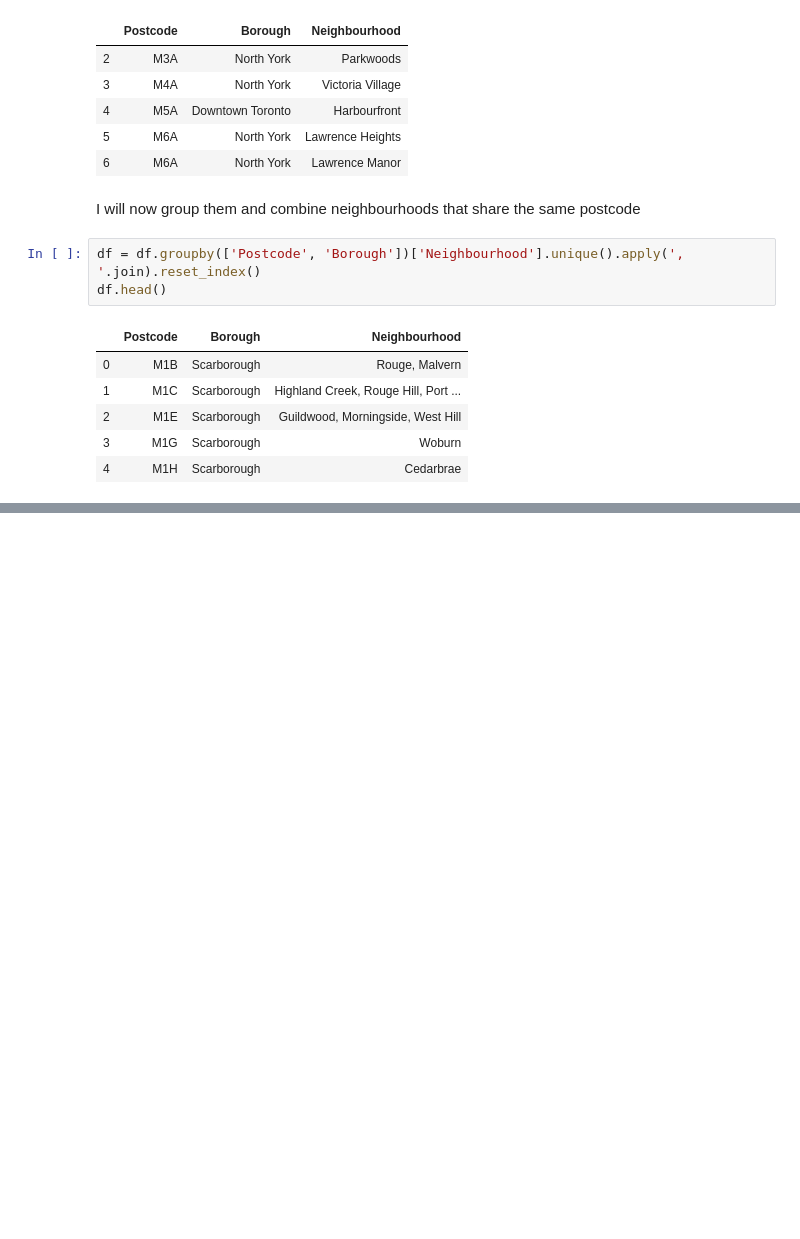
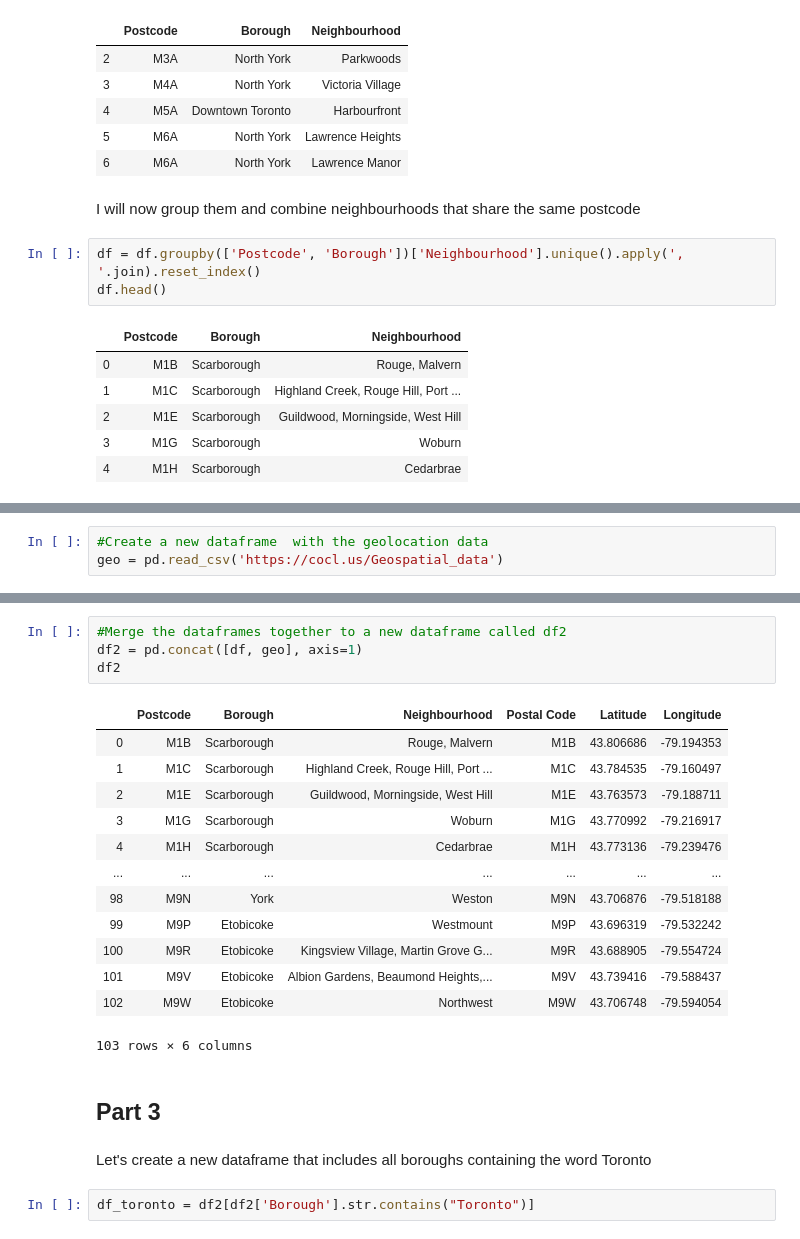
Before and after one commit to saemol/Coursera_Capstone, a Jupyter notebook: Capstone W3 DF.ipynb, the cells around one changed output, grey strips where cells are left out. Saved outputs shown, nothing was run; the diff lists cells and outputs as text; blank space fills up the shorter version.

```diff
--- a/Capstone W3 DF.ipynb
+++ b/Capstone W3 DF.ipynb
@@ -92 +103,4 @@ df.head()
+# %%
+#Create a new dataframe  with the geolocation data
+geo = pd.read_csv('https://cocl.us/Geospatial_data')
 # %%
@@ -94,2 +108,26 @@ df.shape
 # %% [output]
 (103, 3)
+# %%
+#Merge the dataframes together to a new dataframe called df2
+df2 = pd.concat([df, geo], axis=1)
+df2
+# %% [output]
+|  | Postcode | Borough | Neighbourhood | Postal Code | Latitude | Longitude |
+| 0 | M1B | Scarborough | Rouge, Malvern | M1B | 43.806686 | -79.194353 |
+| 1 | M1C | Scarborough | Highland Creek, Rouge Hill, Port ... | M1C | 43.784535 | -79.160497 |
+| 2 | M1E | Scarborough | Guildwood, Morningside, West Hill | M1E | 43.763573 | -79.188711 |
+| 3 | M1G | Scarborough | Woburn | M1G | 43.770992 | -79.216917 |
+| 4 | M1H | Scarborough | Cedarbrae | M1H | 43.773136 | -79.239476 |
+| ... | ... | ... | ... | ... | ... | ... |
+| 98 | M9N | York | Weston | M9N | 43.706876 | -79.518188 |
+| 99 | M9P | Etobicoke | Westmount | M9P | 43.696319 | -79.532242 |
+| 100 | M9R | Etobicoke | Kingsview Village, Martin Grove G... | M9R | 43.688905 | -79.554724 |
+| 101 | M9V | Etobicoke | Albion Gardens, Beaumond Heights,... | M9V | 43.739416 | -79.588437 |
+| 102 | M9W | Etobicoke | Northwest | M9W | 43.706748 | -79.594054 |
+103 rows × 6 columns
+# %% [markdown]
+## Part 3
+# %% [markdown]
+Let's create a new dataframe that includes all boroughs containing the word Toronto
+# %%
+df_toronto = df2[df2['Borough'].str.contains("Toronto")]
```
Also changed, not shown: parts of 52 cells of this notebook.
